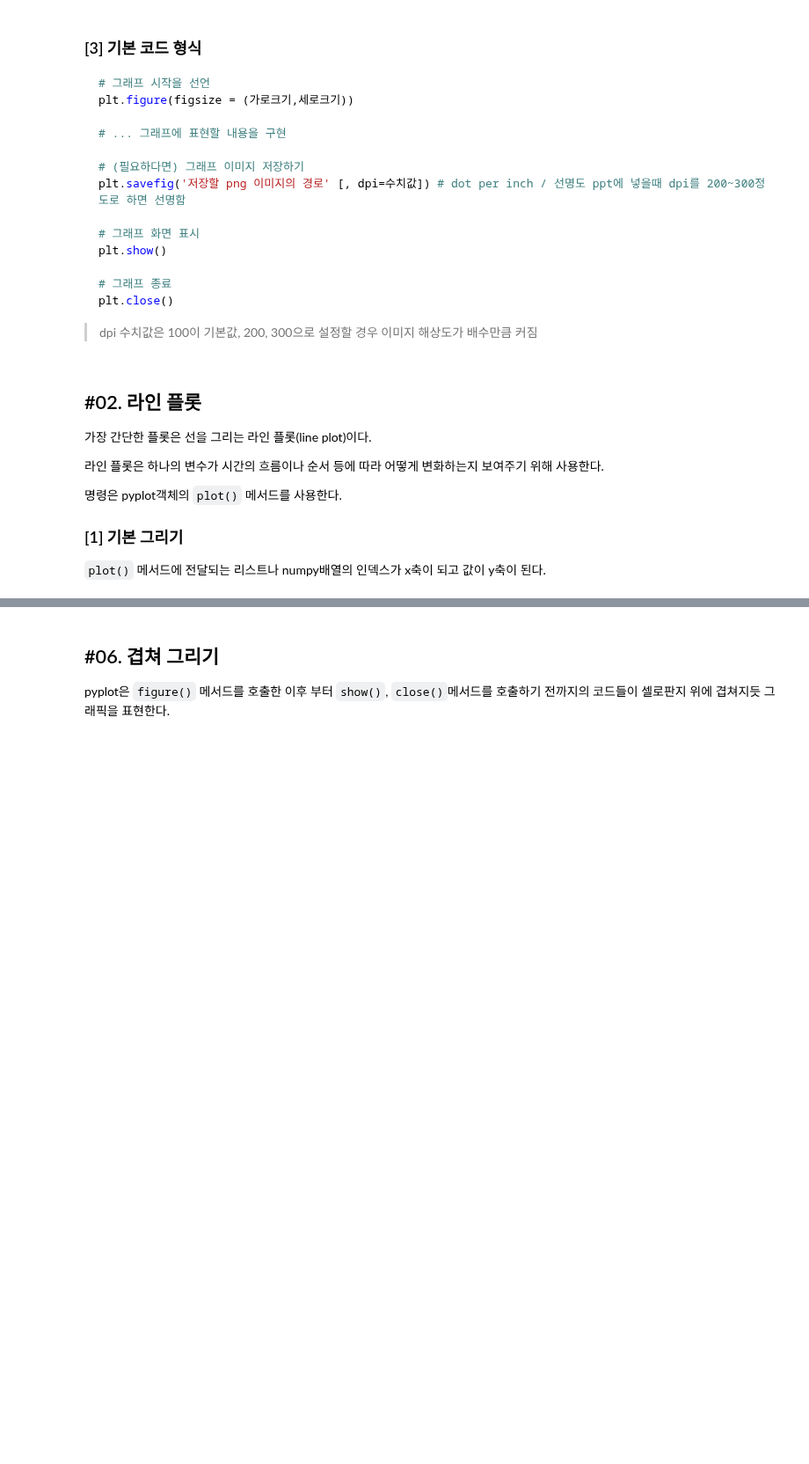
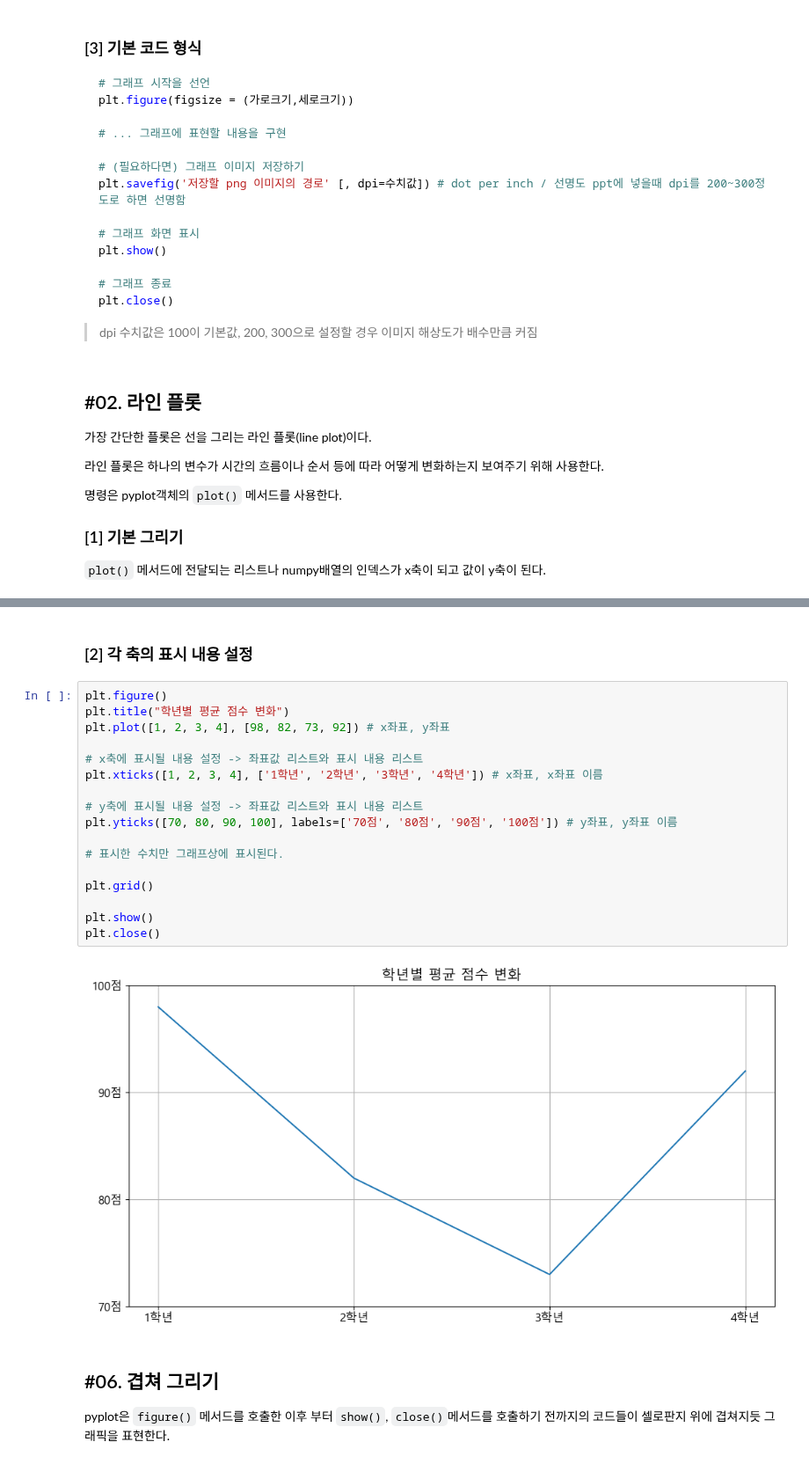
Before and after one commit to hyk2202/megait, a Jupyter notebook: megait/D. 탐색적 데이터 분석/05. 데이터 시각화/(1) Matplotlib/01_Matplotlib_사용방법.ipynb, the cells around one changed output, grey strips where cells are left out. Shown at 88% size. Cells and saved outputs as stored; diff of their text form; blank space fills up the shorter version.

```diff
--- a/megait/D. 탐색적 데이터 분석/05. 데이터 시각화/(1) Matplotlib/01_Matplotlib_사용방법.ipynb
+++ b/megait/D. 탐색적 데이터 분석/05. 데이터 시각화/(1) Matplotlib/01_Matplotlib_사용방법.ipynb
@@ -317,3 +288,24 @@ plt.close()
+# %% [markdown]
+### [2] 각 축의 표시 내용 설정
+# %%
+plt.figure()
+plt.title("학년별 평균 점수 변화")
+plt.plot([1, 2, 3, 4], [98, 82, 73, 92]) # x좌표, y좌표
+
+# x축에 표시될 내용 설정 -> 좌표값 리스트와 표시 내용 리스트
+plt.xticks([1, 2, 3, 4], ['1학년', '2학년', '3학년', '4학년']) # x좌표, x좌표 이름
+
+# y축에 표시될 내용 설정 -> 좌표값 리스트와 표시 내용 리스트
+plt.yticks([70, 80, 90, 100], labels=['70점', '80점', '90점', '100점']) # y좌표, y좌표 이름
+
+# 표시한 수치만 그래프상에 표시된다.
+
+plt.grid()
+
+plt.show()
+plt.close()
+# %% [output]
+[figure, added]
 # %% [markdown]
 ## #06. 겹쳐 그리기
 
```
Also changed, not shown: parts of 46 cells of this notebook.
